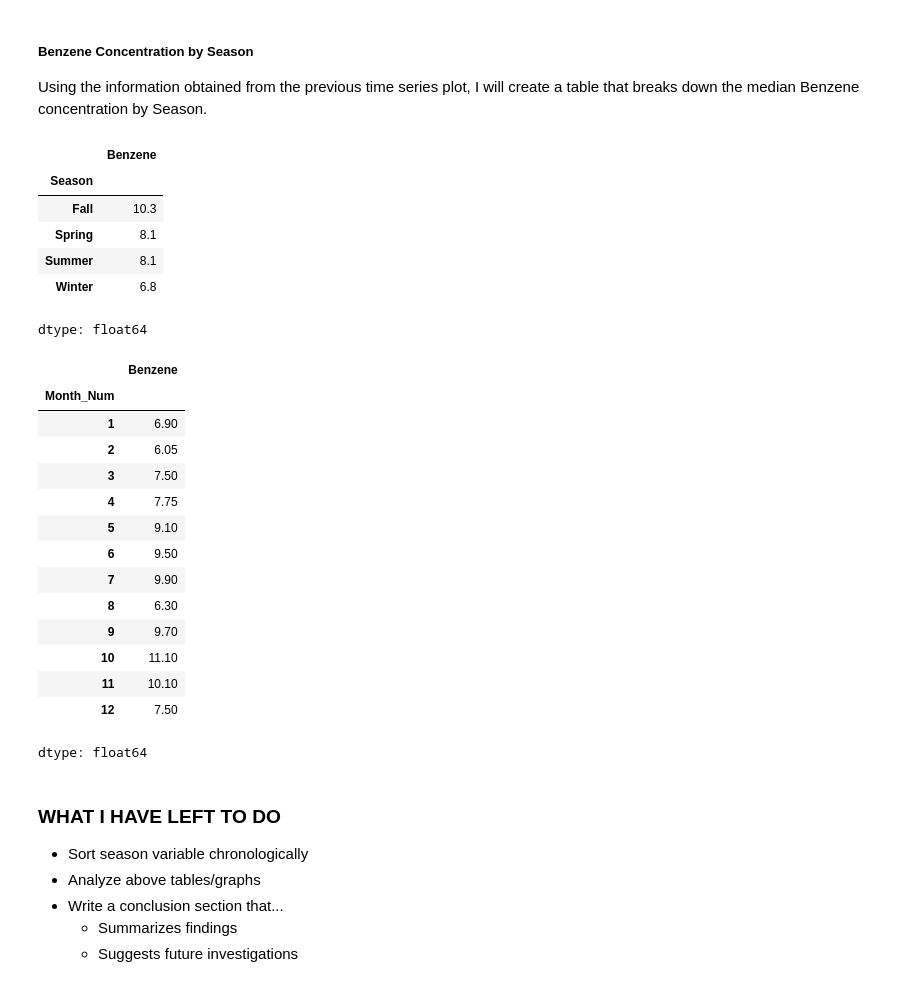
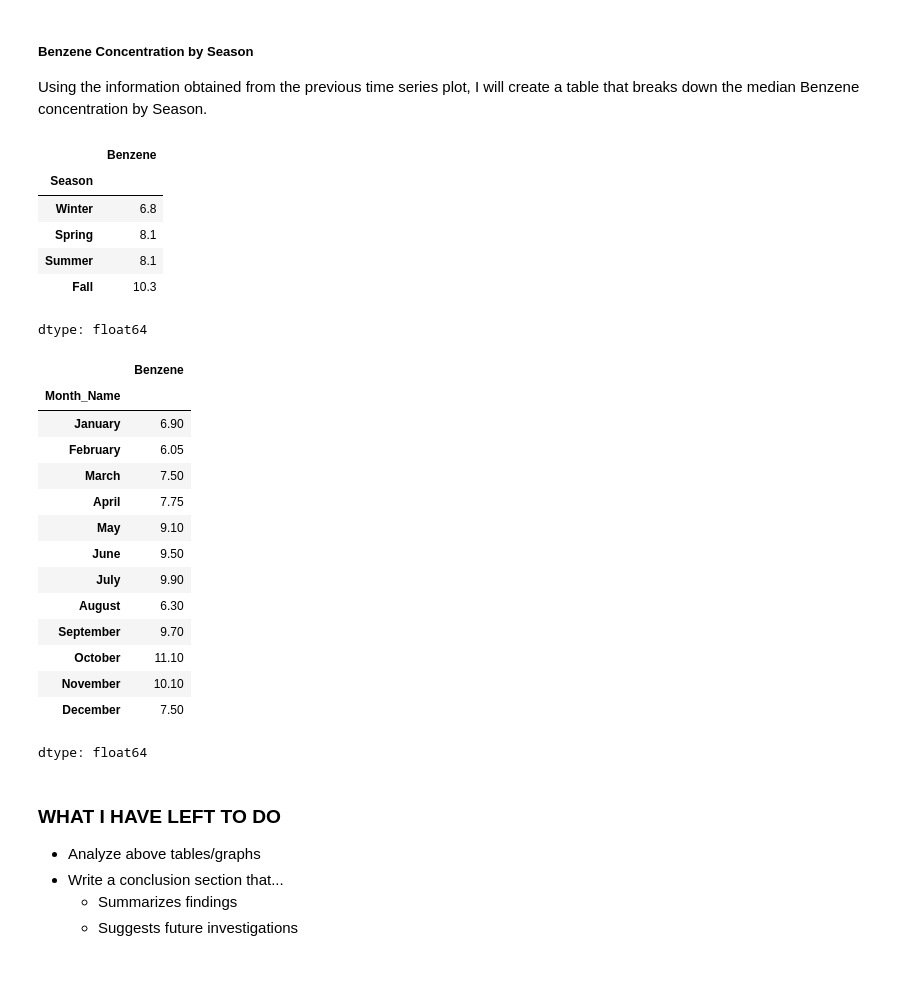
Before and after one commit to plindma/ST-554-Project1, a Jupyter notebook: Task2/ST554Project1Task2_Loring.ipynb, the cells around one changed output. Saved outputs shown, nothing was run; the diff lists cells and outputs as text; code cells hidden in the pictures.

```diff
--- a/Task2/ST554Project1Task2_Loring.ipynb
+++ b/Task2/ST554Project1Task2_Loring.ipynb
@@ -136,12 +136,20 @@ air_qual_sub["Month_Num"] = air_qual_sub["Date"].dt.month
 
 # adds Month_Name variable
 air_qual_sub["Month_Name"] = air_qual_sub["Date"].dt.month_name()
+air_qual_sub["Month_Name"] = air_qual_sub["Month_Name"].astype("category") #makes sure Month_Name dtype="Category"
+air_qual_sub["Month_Name"] = air_qual_sub["Month_Name"].cat.reorder_categories(["January", "February", "March", "April",
+                                                                                "May", "June", "July", "August", "September",
+                                                                                "October", "November", "December"],
+                                                                               ordered=True) #orders Month_Name chronologically
 
 # adds Season variable
 season_dict_maps = {"January": "Winter", "February": "Winter", "March": "Spring", "April": "Spring",
                     "May": "Spring", "June": "Summer", "July": "Summer", "August": "Summer",
                     "September": "Fall", "October": "Fall", "November": "Fall", "December": "Winter"}
 air_qual_sub["Season"] = air_qual_sub["Month_Name"].map(season_dict_maps)
+air_qual_sub["Season"] = air_qual_sub["Season"].astype("category") #makes sure Season dtype="Category"
+air_qual_sub["Season"] = air_qual_sub["Season"].cat.reorder_categories(["Winter", "Spring", "Summer", "Fall"],
+                                                                       ordered=True) #orders Seasons chronologically
 
 # adds CO_5 variable
 air_qual_sub["CO_5"] = "Below" #initializes every value as "Below"
@@ -428,36 +436,35 @@ I immediately notice some seasonality in this graph. Benzene concentrations grad
 ##### **Benzene Concentration by Season**
  Using the information obtained from the previous time series plot, I will create a table that breaks down the median Benzene concentration by Season.
 # %%
-air_qual_sub.groupby("Season")["Benzene"].median()
+air_qual_sub.groupby("Season", observed=True)["Benzene"].median()
 # %% [output]
 |  | Benzene |
 | Season |  |
-| Fall | 10.3 |
+| Winter | 6.8 |
 | Spring | 8.1 |
 | Summer | 8.1 |
-| Winter | 6.8 |
+| Fall | 10.3 |
 dtype: float64
 # %%
-air_qual_sub.groupby("Month_Num")["Benzene"].median()
+air_qual_sub.groupby("Month_Name", observed=True)["Benzene"].median()
 # %% [output]
 |  | Benzene |
-| Month_Num |  |
-| 1 | 6.90 |
-| 2 | 6.05 |
-| 3 | 7.50 |
-| 4 | 7.75 |
-| 5 | 9.10 |
-| 6 | 9.50 |
-| 7 | 9.90 |
-| 8 | 6.30 |
-| 9 | 9.70 |
-| 10 | 11.10 |
-| 11 | 10.10 |
-| 12 | 7.50 |
+| Month_Name |  |
+| January | 6.90 |
+| February | 6.05 |
+| March | 7.50 |
+| April | 7.75 |
+| May | 9.10 |
+| June | 9.50 |
+| July | 9.90 |
+| August | 6.30 |
+| September | 9.70 |
+| October | 11.10 |
+| November | 10.10 |
+| December | 7.50 |
 dtype: float64
 # %% [markdown]
 ### **WHAT I HAVE LEFT TO DO**
-- Sort season variable chronologically
 - Analyze above tables/graphs
 - Write a conclusion section that...
     - Summarizes findings
```
Also changed, not shown: parts of 1 cell of this notebook.
